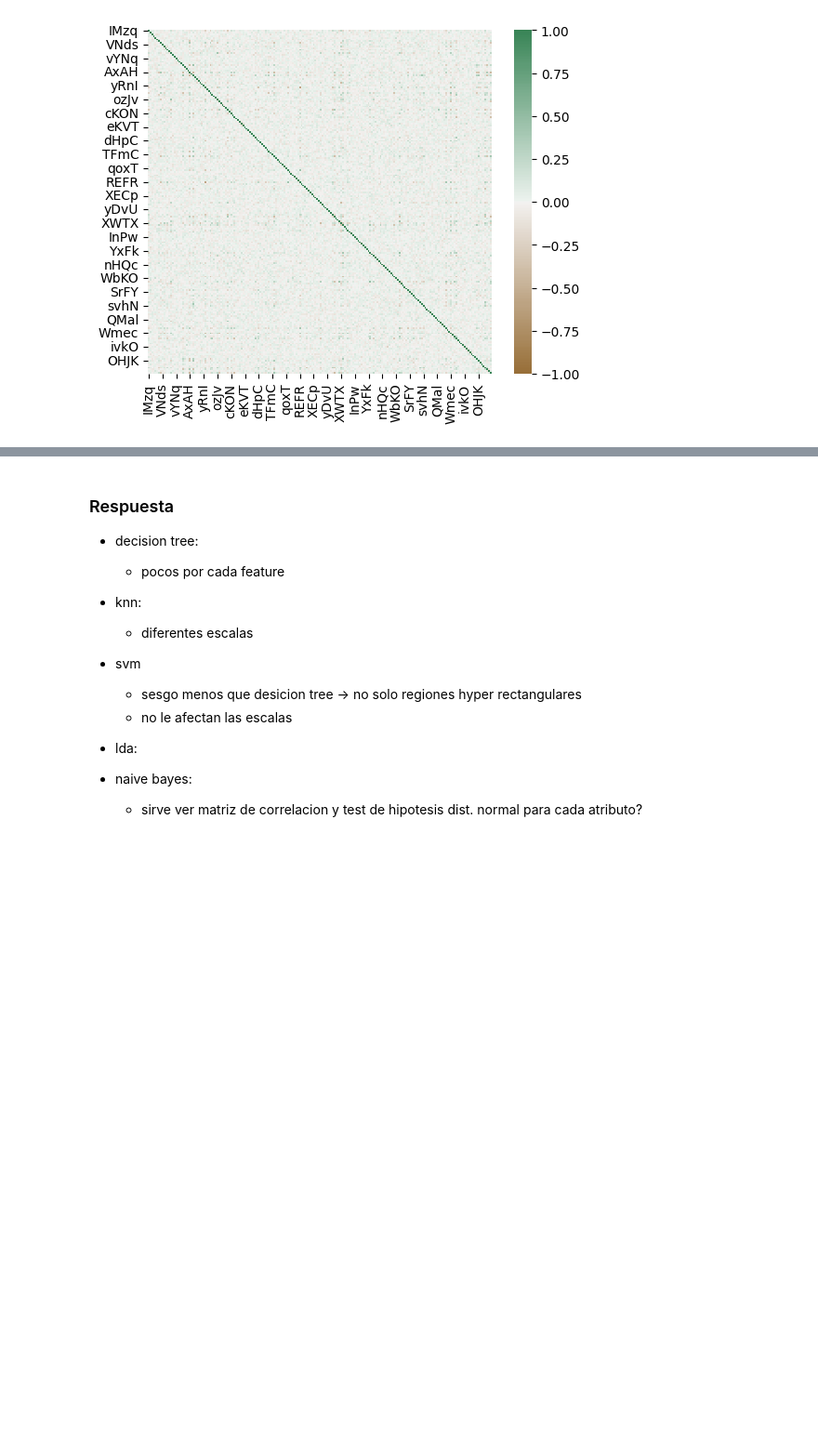
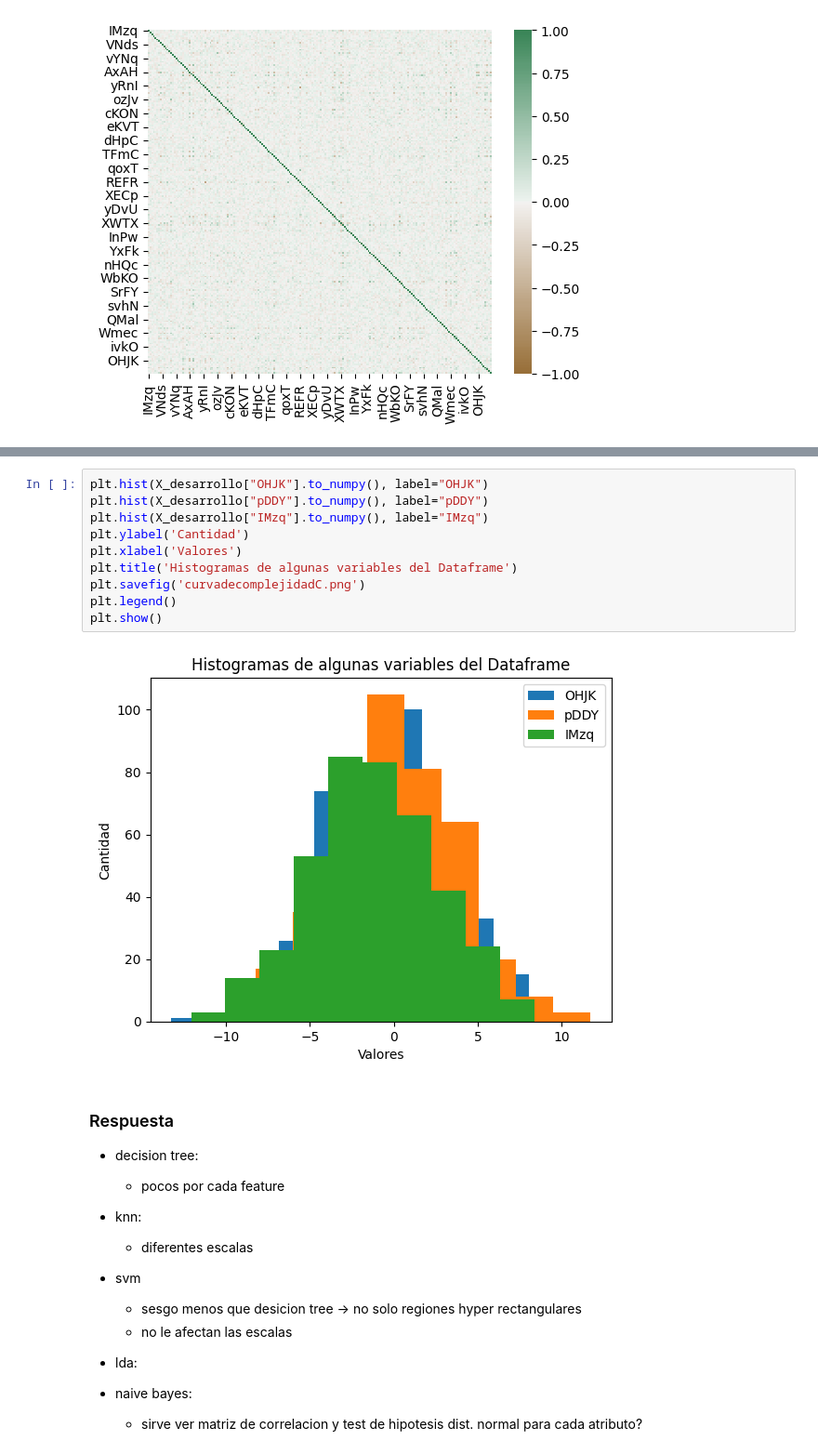
Before and after one commit to fourofclubs001/TP-Aprendizaje-Automatico, a Jupyter notebook: Enunciado.ipynb, the cells around one changed output, grey strips where cells are left out. Shown at 93% size. Drawn from its saved outputs; the diff is of its cells as text; blank space fills up the shorter version.

```diff
--- a/Enunciado.ipynb
+++ b/Enunciado.ipynb
@@ -641,3 +651,15 @@ plt.show()
+# %%
+plt.hist(X_desarrollo["OHJK"].to_numpy(), label="OHJK")
+plt.hist(X_desarrollo["pDDY"].to_numpy(), label="pDDY")
+plt.hist(X_desarrollo["IMzq"].to_numpy(), label="IMzq")
+plt.ylabel('Cantidad')
+plt.xlabel('Valores')
+plt.title('Histogramas de algunas variables del Dataframe')
+plt.savefig('curvadecomplejidadC.png')
+plt.legend()
+plt.show()
+# %% [output]
+[figure, added]
 # %% [markdown]
 ### Respuesta
 
```
Also changed, not shown: parts of 33 cells of this notebook, 2 other files.
